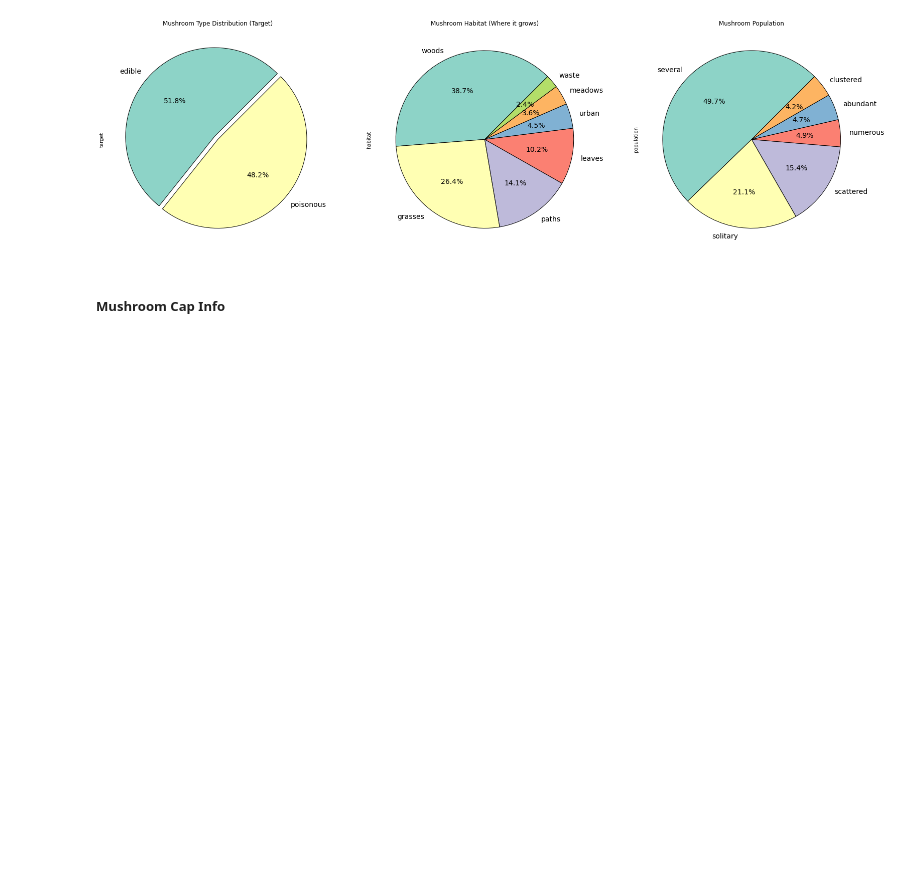
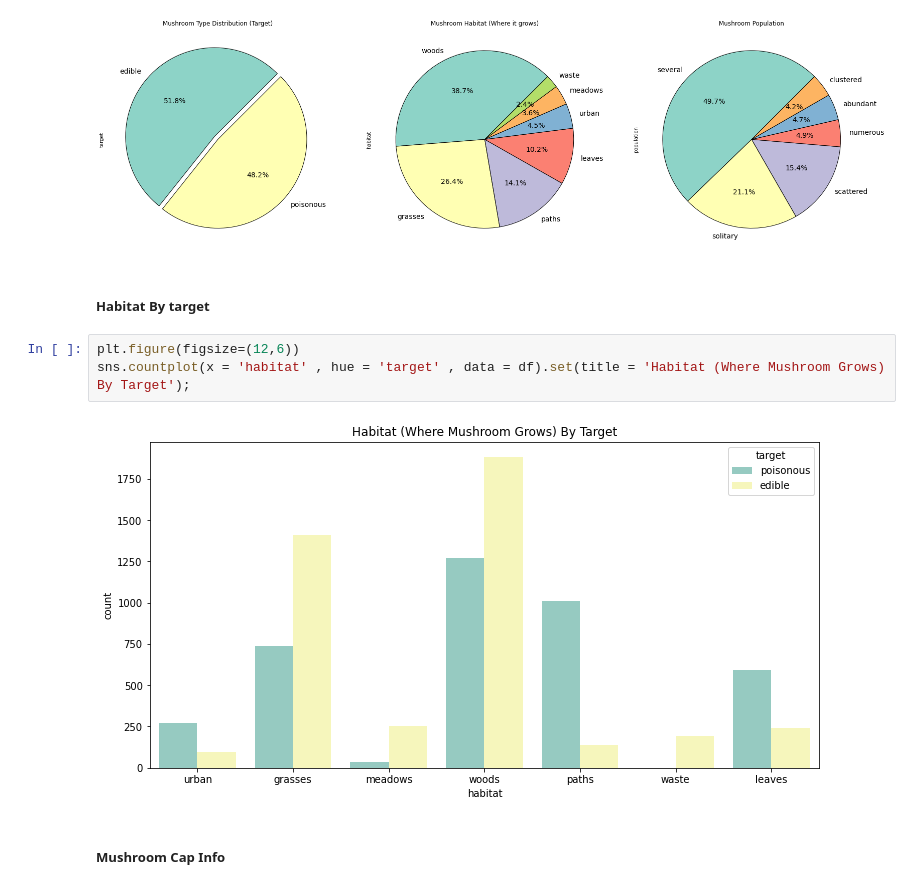
Before and after one commit to Nadda1004/Intro_Machine_learning, a Jupyter notebook: WeekendProject_Week_2/W2_D5_ML_Week2_Project.ipynb, the cells around one changed output. Saved outputs shown, nothing was run; the diff lists cells and outputs as text; blank space fills up the shorter version.

```diff
--- a/WeekendProject_Week_2/W2_D5_ML_Week2_Project.ipynb
+++ b/WeekendProject_Week_2/W2_D5_ML_Week2_Project.ipynb
@@ -199,6 +184,13 @@ df.population.value_counts().plot.pie(autopct='%1.1f%%', startangle=45 , textpro
                                   wedgeprops = {"edgecolor" : "black",'linewidth': 1,'antialiased': True}).set(title = 'Mushroom Population');
 # %% [output]
 [figure]
+# %% [markdown]
+##### Habitat By target
+# %%
+plt.figure(figsize=(12,6))
+sns.countplot(x = 'habitat' , hue = 'target' , data = df).set(title = 'Habitat (Where Mushroom Grows) By Target');
+# %% [output]
+[figure, added]
 # %% [markdown]
 ##### Mushroom Cap Info
 # %%
```
Also changed, not shown: parts of 49 cells of this notebook.
